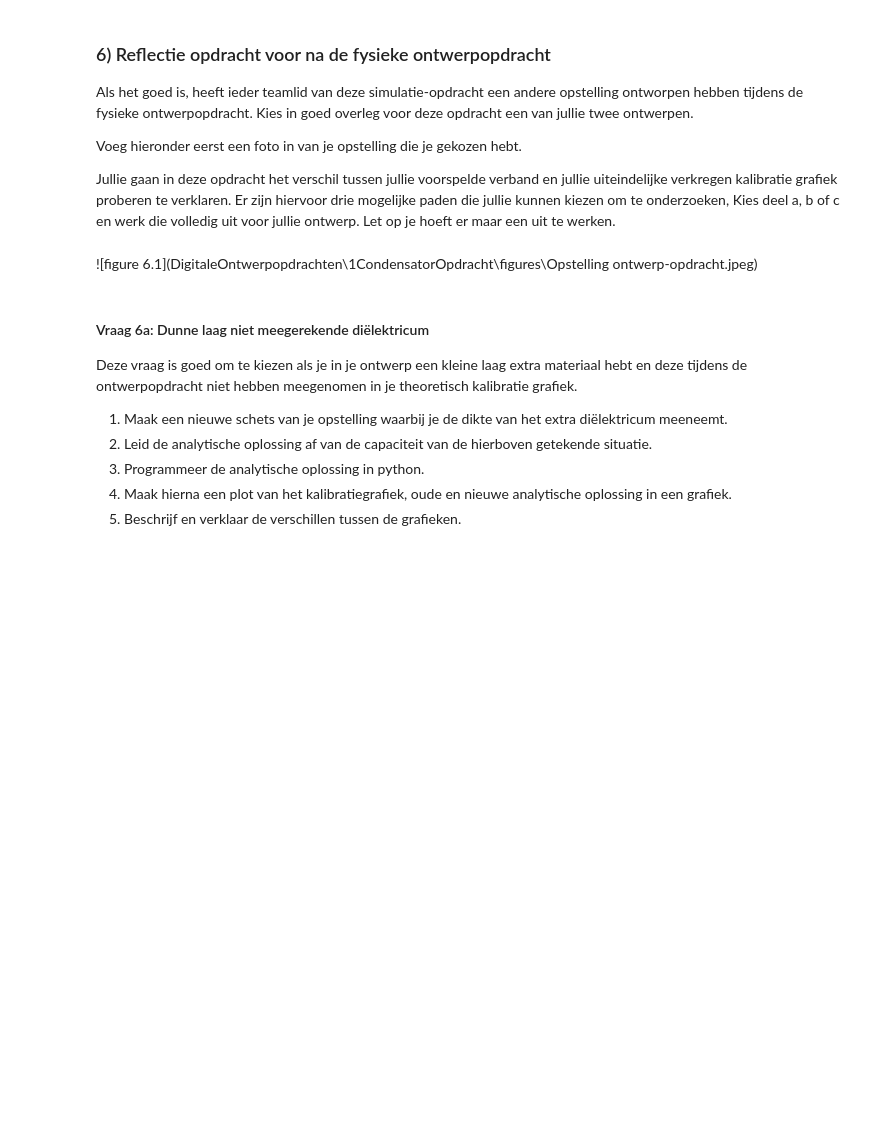
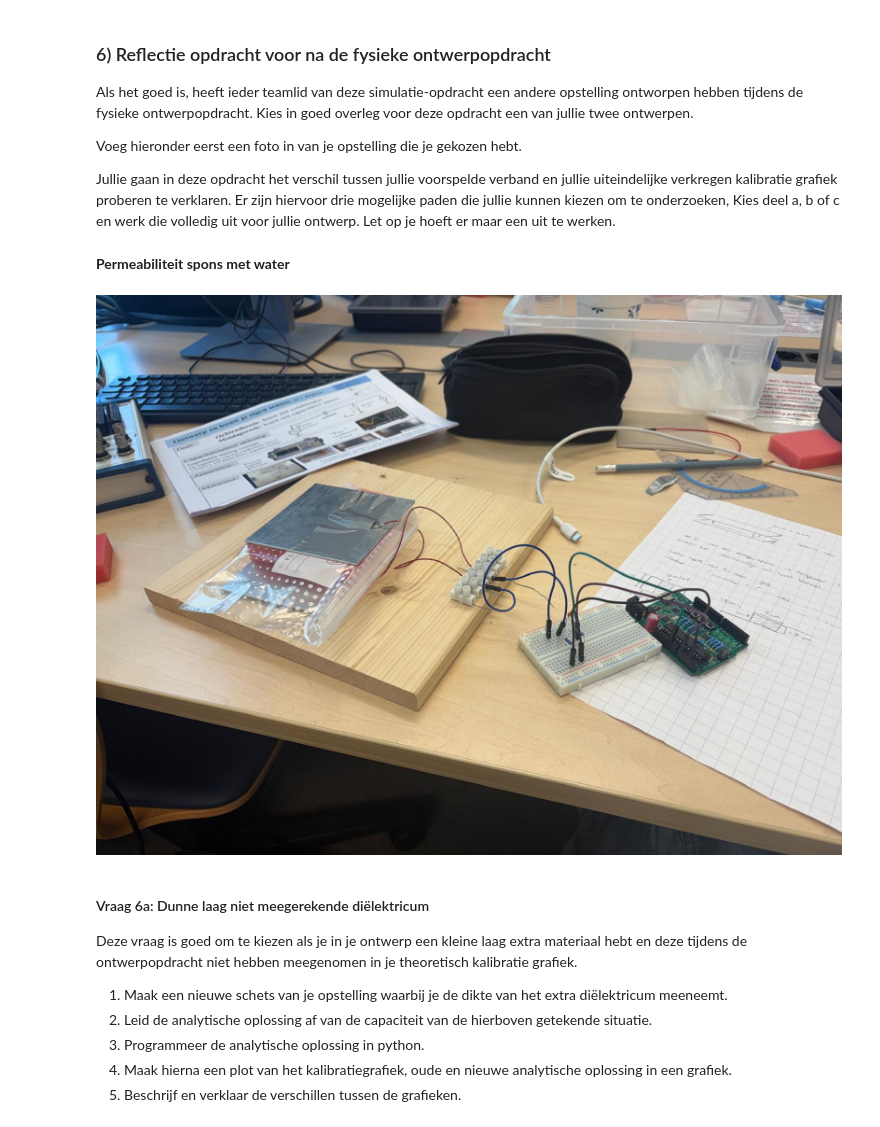
Before and after one commit to caricevonmorgen-dotcom/opdrachten-DEF-D-lol, a Jupyter notebook: DigitaleOntwerpopdrachten/1CondensatorOpdracht/CondensatorOntwerpopdracht.ipynb, the cells around one changed output. Drawn from its saved outputs; the diff is of its cells as text; code cells hidden in the pictures; blank space fills up the shorter version.

Commit message:
Opdracht 6 en 7 afgerond

```diff
--- a/DigitaleOntwerpopdrachten/1CondensatorOpdracht/CondensatorOntwerpopdracht.ipynb
+++ b/DigitaleOntwerpopdrachten/1CondensatorOpdracht/CondensatorOntwerpopdracht.ipynb
@@ -940,8 +940,12 @@ Als het goed is, heeft ieder teamlid van deze simulatie-opdracht een andere opst
 Voeg hieronder eerst een foto in van je opstelling die je gekozen hebt.
 
 Jullie gaan in deze opdracht het verschil tussen jullie voorspelde verband en jullie uiteindelijke verkregen kalibratie grafiek proberen te verklaren. Er zijn hiervoor drie mogelijke paden die jullie kunnen kiezen om te onderzoeken, Kies deel a, b of c en werk die volledig uit voor jullie ontwerp. Let op je hoeft er maar een uit te werken.
-# %% [markdown]
-![figure 6.1](DigitaleOntwerpopdrachten\1CondensatorOpdracht\figures\Opstelling ontwerp-opdracht.jpeg)
+# %% [markdown]
+**Permeabiliteit spons met water**
+# %%
+display(Image("Opstelling ontwerp-opdracht.jpeg"))
+# %% [output]
+[figure, added]
 # %% [markdown]
 #### Vraag 6a: Dunne laag niet meegerekende diëlektricum
 Deze vraag is goed om te kiezen als je in je ontwerp een kleine laag extra materiaal hebt en deze tijdens de ontwerpopdracht niet hebben meegenomen in je theoretisch kalibratie grafiek.
```
Also changed, not shown: parts of 6 cells of this notebook, 2 other files.
